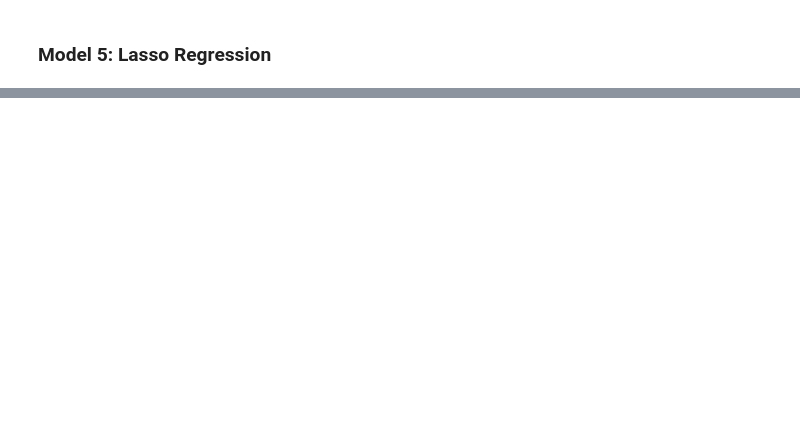
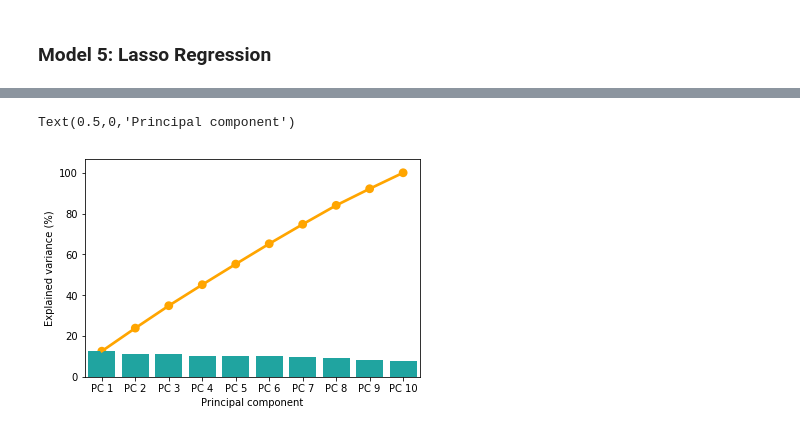
Before and after one commit to janelcv/Hotel_Rating_Analysis, a Jupyter notebook: Hotel_Ratings_Analysis-07.ipynb, the cells around one changed output, grey strips where cells are left out. Saved outputs shown, nothing was run; the diff lists cells and outputs as text; code cells hidden in the pictures; blank space fills up the shorter version.

```diff
--- a/Hotel_Ratings_Analysis-07.ipynb
+++ b/Hotel_Ratings_Analysis-07.ipynb
@@ -293,0 +365,8 @@ df_pred.head()
+# %%
+# Choose only the models with categorical predictions
+# MLR, OLR_AT, OLR_IT
+idx = [0] + [2,3]
+
+# Loop through the idx to print their classification reports
+for i in idx:
+    class_report(models[i], predictions[i])
@@ -293,0 +397,5 @@ df_pred.head()
+# %%
+# Calculate covariance
+mean_vec = np.mean(X2_standard, axis = 0)
+covar_matrix = (X2_standard - mean_vec).T.dot((X2_standard - mean_vec)/ (X2_standard.shape[0]-1))
+print(f"Covariance matrix\n{covar_matrix}")
@@ -293,0 +420,5 @@ df_pred.head()
+# %%
+# Eigen decomposition of the covariance matrix
+eig_vals, eig_vecs = np.linalg.eig(covar_matrix)
+
+print(f"Eigenvalues:\n{eig_vals}\n\nEigenvectors: {eig_vecs}")
@@ -293,0 +474,12 @@ df_pred.head()
+# %%
+# How many PCs to use? Use cumulative explained variance
+tot = sum(eig_vals)
+var_exp = [(i/tot) * 100 for i in sorted(eig_vals, reverse = True)]
+cum_var_exp = np.cumsum(var_exp)
+
+x_axes = [f"PC {i}" for i in range(1, 11)]
+
+# Create a dataframe for PCA data
+df_PCA = pd.DataFrame({"PC":x_axes, "explained variance": var_exp,
+                       "cumulative explained variance": list(cum_var_exp)})
+df_PCA
@@ -293,0 +498,12 @@ df_pred.head()
+# %%
+# Plot the graph of PC and cumulative explained variance
+fig, ax = plt.subplots()
+sns.pointplot(x = df_PCA["PC"], y = df_PCA["cumulative explained variance"], color = "orange",
+              ax = ax, label = "Cumulative Explained Variance (%)")
+sns.barplot(x = df_PCA["PC"], y = df_PCA["explained variance"], color = "#0abab5",
+            ax = ax, label = "Explained Variance (%)")
+ax.set_ylabel("Explained variance (%)")
+ax.set_xlabel("Principal component")
+# %% [output]
+Text(0.5,0,'Principal component')
+[figure, added]
```
Also changed, not shown: parts of 36 cells of this notebook.
